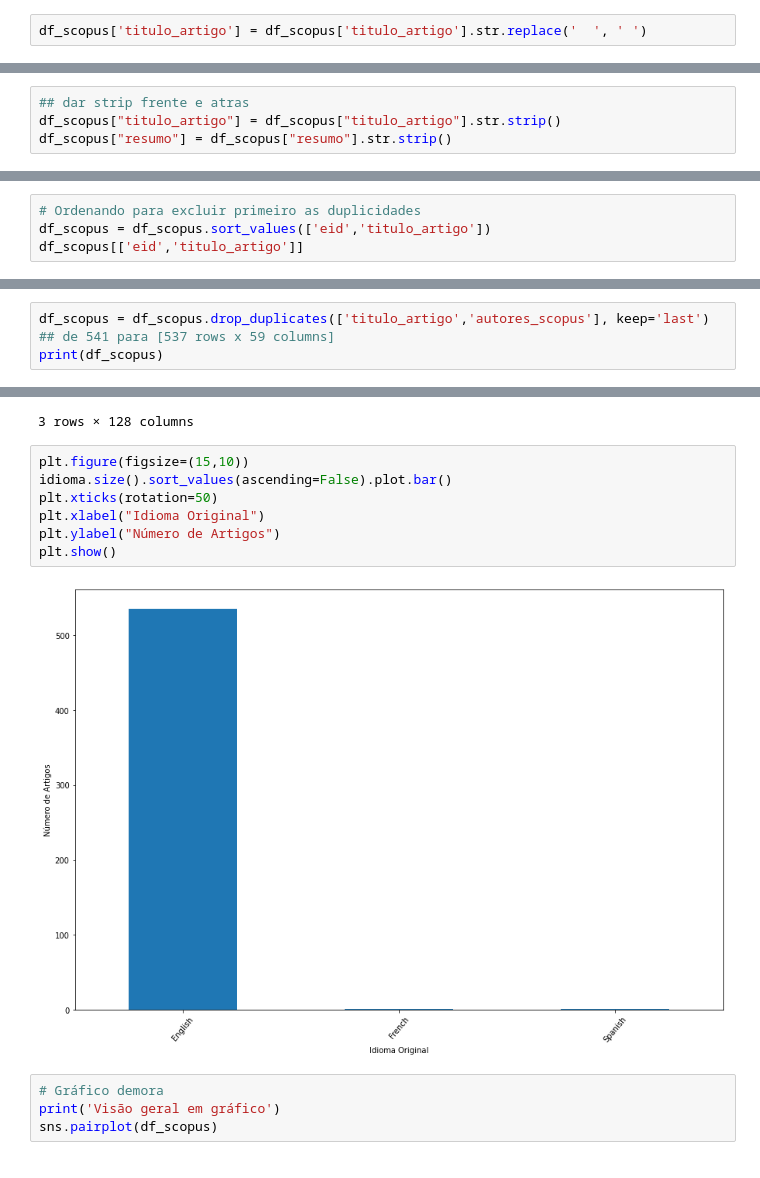
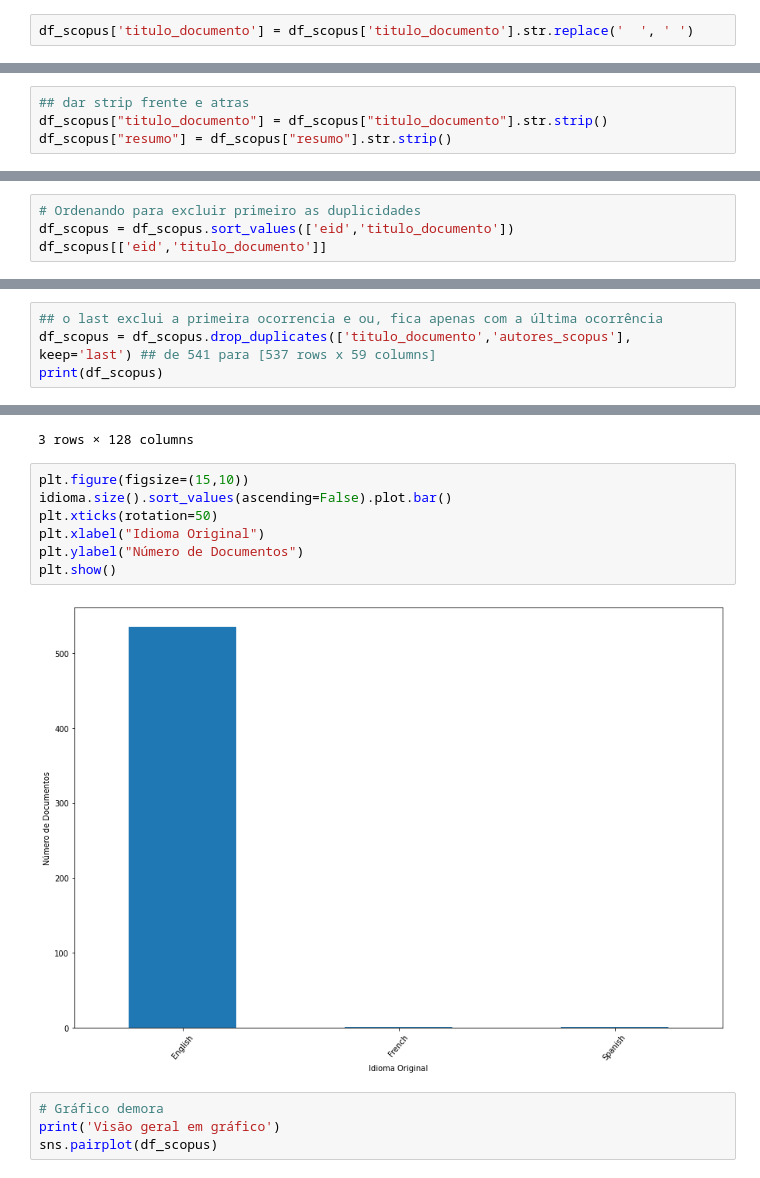
Before and after one commit to LuizPerciliano/Evento-Adverso-com-Metamap-e-Twitter-com-Portugues-Brasil, a Jupyter notebook: apps/app-Dissertacao/notebook/CEFET-Dissertação-Perci-CARGAS-2022.ipynb, the cells around one changed output, grey strips where cells are left out. Cells and saved outputs as stored; diff of their text form.

Commit message:
Finalizado scripts
Falta verificar alguns documentos apontados no script

```diff
--- a/apps/app-Dissertacao/notebook/CEFET-Dissertação-Perci-CARGAS-2022.ipynb
+++ b/apps/app-Dissertacao/notebook/CEFET-Dissertação-Perci-CARGAS-2022.ipynb
@@ -364,5 +378,5 @@ df_scopus.loc[:,'titulo_artigo'] = df_scopus['titulo_artigo'].apply(limpar_campo
 # %%
-df_scopus['titulo_artigo'] = df_scopus['titulo_artigo'].str.replace('  ', ' ')
+df_scopus['titulo_documento'] = df_scopus['titulo_documento'].str.replace('  ', ' ')
 # %%
 df_scopus.query('eid == "2-s2.0-84901252203" ')
 # %% [output]
@@ -374,5 +388,5 @@ df_scopus.query('eid == "2-s2.0-84901252203" ')
 # %%
 ## dar strip frente e atras
-df_scopus["titulo_artigo"] = df_scopus["titulo_artigo"].str.strip()
+df_scopus["titulo_documento"] = df_scopus["titulo_documento"].str.strip()
 df_scopus["resumo"] = df_scopus["resumo"].str.strip()
 # %% [markdown]
@@ -411,5 +425,5 @@ df_scopus.sort_values('quantidade_paginas_',ascending=False, )[['issn_scopus','q
 # %%
 # Ordenando para excluir primeiro as duplicidades
-df_scopus = df_scopus.sort_values(['eid','titulo_artigo'])
-df_scopus[['eid','titulo_artigo']]
+df_scopus = df_scopus.sort_values(['eid','titulo_documento'])
+df_scopus[['eid','titulo_documento']]
 # %% [output]
@@ -433,4 +467,5 @@ df_scopus.query('titulo_artigo == "knowledge-based biomedical word sense disambi
 # %%
-df_scopus = df_scopus.drop_duplicates(['titulo_artigo','autores_scopus'], keep='last') ## de 541 para [537 rows x 59 columns]
+## o last exclui a primeira ocorrencia e ou, fica apenas com a última ocorrência
+df_scopus = df_scopus.drop_duplicates(['titulo_documento','autores_scopus'], keep='last') ## de 541 para [537 rows x 59 columns]
 print(df_scopus)
 # %% [output]
@@ -713,12 +811,12 @@ idioma.describe().head()
 # %%
 plt.figure(figsize=(15,10))
 idioma.size().sort_values(ascending=False).plot.bar()
 plt.xticks(rotation=50)
 plt.xlabel("Idioma Original")
-plt.ylabel("Número de Artigos")
+plt.ylabel("Número de Documentos")
 plt.show()
 # %% [output]
-[figure, old version]
+[figure, new version]
 # %%
 # Gráfico demora
 print('Visão geral em gráfico')
```
Also changed, not shown: parts of 220 cells of this notebook, 9 other files.
